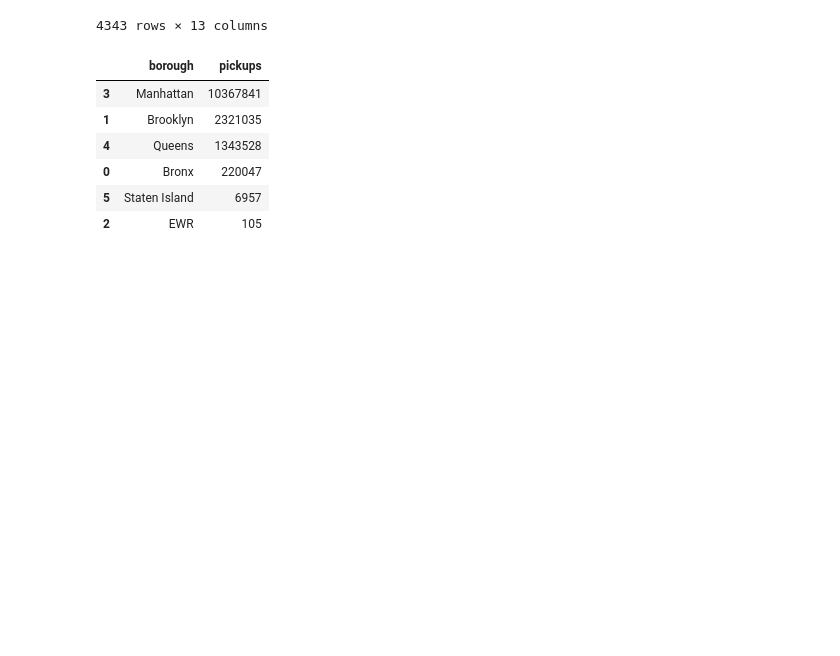
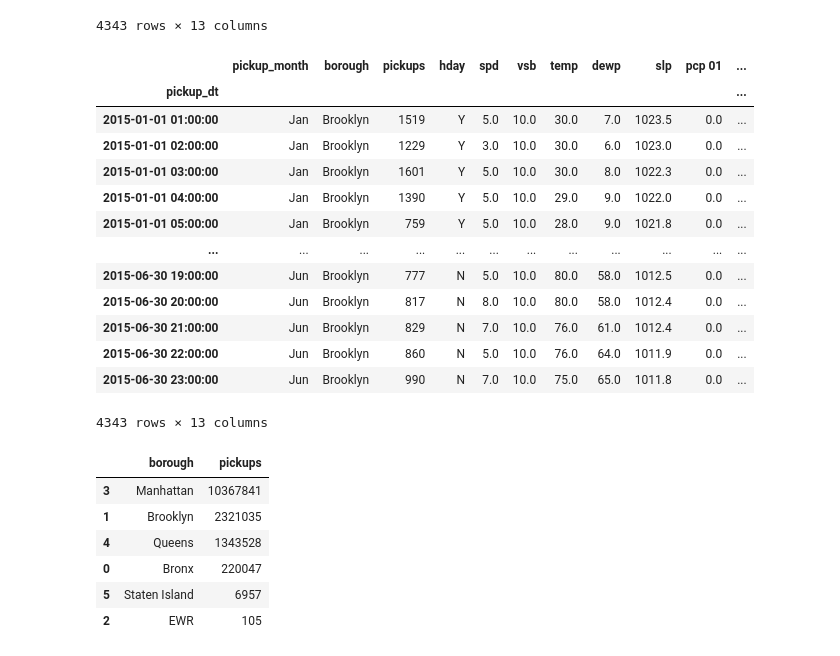
Before and after one commit to EDB999/IST_Labs, a Jupyter notebook: JuPyter_Lab1_N.ipynb, the cells around one changed output. Cells and saved outputs as stored; diff of their text form; code cells hidden in the pictures; blank space fills up the shorter version.

```diff
--- a/JuPyter_Lab1_N.ipynb
+++ b/JuPyter_Lab1_N.ipynb
@@ -86,6 +86,24 @@ df_taxi_query
 | 2015-06-30 22:00:00 | Jun | Manhattan | 4452 | N | 5.0 | 10.0 | 76.0 | 64.0 | 1011.9 | 0.0 | ... |
 | 2015-06-30 23:00:00 | Jun | Manhattan | 3828 | N | 7.0 | 10.0 | 75.0 | 65.0 | 1011.8 | 0.0 | ... |
 4343 rows × 13 columns
+# %%
+df_taxi_query = df_taxi.query("borough == 'Brooklyn'")
+df_taxi_query
+# %% [output]
+|  | pickup_month | borough | pickups | hday | spd | vsb | temp | dewp | slp | pcp 01 | ... |
+| pickup_dt |  |  |  |  |  |  |  |  |  |  | ... |
+| 2015-01-01 01:00:00 | Jan | Brooklyn | 1519 | Y | 5.0 | 10.0 | 30.0 | 7.0 | 1023.5 | 0.0 | ... |
+| 2015-01-01 02:00:00 | Jan | Brooklyn | 1229 | Y | 3.0 | 10.0 | 30.0 | 6.0 | 1023.0 | 0.0 | ... |
+| 2015-01-01 03:00:00 | Jan | Brooklyn | 1601 | Y | 5.0 | 10.0 | 30.0 | 8.0 | 1022.3 | 0.0 | ... |
+| 2015-01-01 04:00:00 | Jan | Brooklyn | 1390 | Y | 5.0 | 10.0 | 29.0 | 9.0 | 1022.0 | 0.0 | ... |
+| 2015-01-01 05:00:00 | Jan | Brooklyn | 759 | Y | 5.0 | 10.0 | 28.0 | 9.0 | 1021.8 | 0.0 | ... |
+| ... | ... | ... | ... | ... | ... | ... | ... | ... | ... | ... | ... |
+| 2015-06-30 19:00:00 | Jun | Brooklyn | 777 | N | 5.0 | 10.0 | 80.0 | 58.0 | 1012.5 | 0.0 | ... |
+| 2015-06-30 20:00:00 | Jun | Brooklyn | 817 | N | 8.0 | 10.0 | 80.0 | 58.0 | 1012.4 | 0.0 | ... |
+| 2015-06-30 21:00:00 | Jun | Brooklyn | 829 | N | 7.0 | 10.0 | 76.0 | 61.0 | 1012.4 | 0.0 | ... |
+| 2015-06-30 22:00:00 | Jun | Brooklyn | 860 | N | 5.0 | 10.0 | 76.0 | 64.0 | 1011.9 | 0.0 | ... |
+| 2015-06-30 23:00:00 | Jun | Brooklyn | 990 | N | 7.0 | 10.0 | 75.0 | 65.0 | 1011.8 | 0.0 | ... |
+4343 rows × 13 columns
 # %%
 df_taxi_amount_pickups = df_taxi['pickups'].sum()
 df_taxi_amount_pickups
```
Also changed, not shown: 1 other file.
